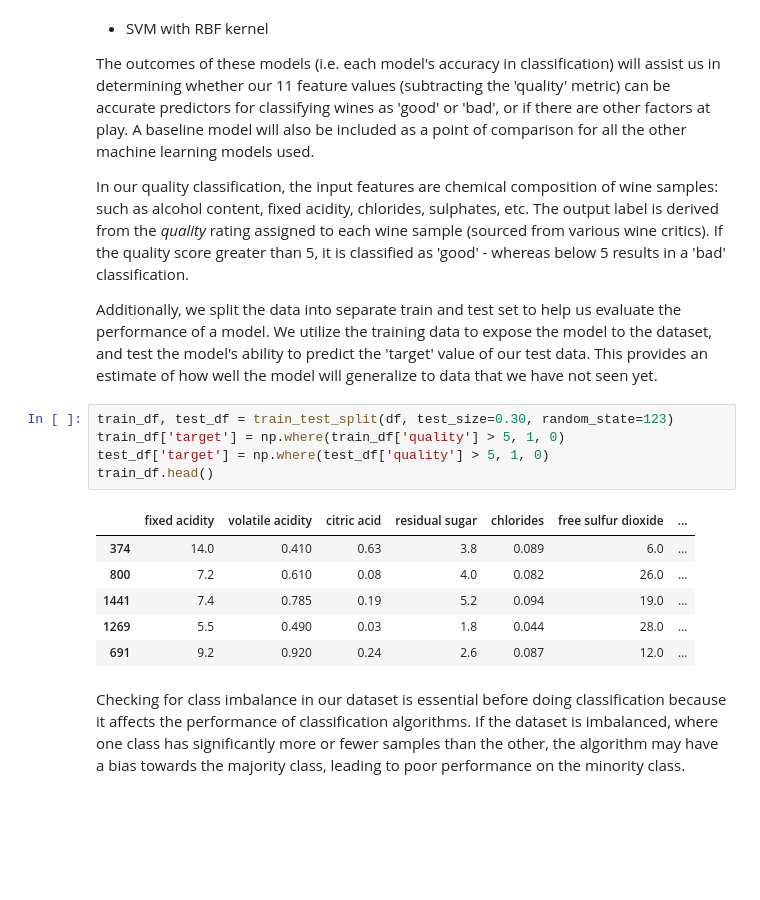
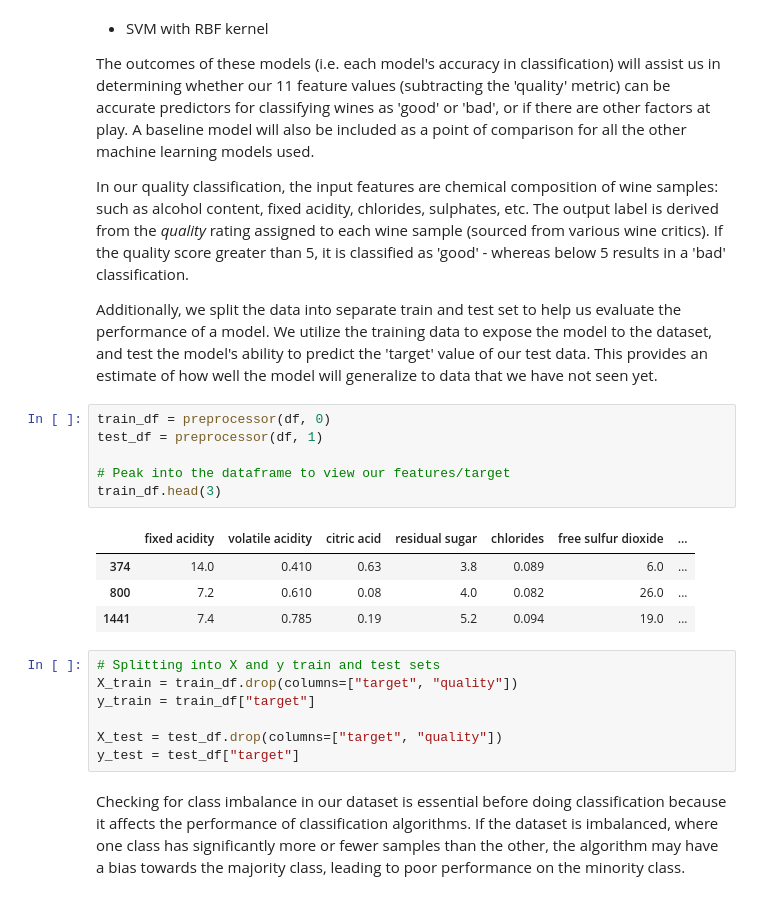
Before and after one commit to DSCI-310/is-it-good-wine, a Jupyter notebook: wineclassification.ipynb, the cells around one changed output. Saved outputs shown, nothing was run; the diff lists cells and outputs as text; blank space fills up the shorter version.

```diff
--- a/wineclassification.ipynb
+++ b/wineclassification.ipynb
@@ -108,18 +110,24 @@ The outcomes of these models (i.e. each model's accuracy in classification) will
 In our quality classification, the input features are chemical composition of wine samples: such as alcohol content, fixed acidity, chlorides, sulphates, etc. The output label is derived from the *quality* rating assigned to each wine sample (sourced from various wine critics). If the quality score greater than 5, it is classified as 'good' - whereas below 5 results in a 'bad' classification.
 
 Additionally, we split the data into separate train and test set to help us evaluate the performance of a model. We utilize the training data to expose the model to the dataset, and test the model's ability to predict the 'target' value of our test data. This provides an estimate of how well the model will generalize to data that we have not seen yet.
-# %%
-train_df, test_df = train_test_split(df, test_size=0.30, random_state=123)
-train_df['target'] = np.where(train_df['quality'] > 5, 1, 0)
-test_df['target'] = np.where(test_df['quality'] > 5, 1, 0)
-train_df.head()
-# %% [output]
-|  | fixed acidity | volatile acidity | citric acid | residual sugar | chlorides | free sulfur dioxide | ... |
-| 374 | 14.0 | 0.410 | 0.63 | 3.8 | 0.089 | 6.0 | ... |
-| 800 | 7.2 | 0.610 | 0.08 | 4.0 | 0.082 | 26.0 | ... |
-| 1441 | 7.4 | 0.785 | 0.19 | 5.2 | 0.094 | 19.0 | ... |
-| 1269 | 5.5 | 0.490 | 0.03 | 1.8 | 0.044 | 28.0 | ... |
-| 691 | 9.2 | 0.920 | 0.24 | 2.6 | 0.087 | 12.0 | ... |
+# %%
+train_df = preprocessor(df, 0)
+test_df = preprocessor(df, 1)
+
+# Peak into the dataframe to view our features/target
+train_df.head(3)
+# %% [output]
+|  | fixed acidity | volatile acidity | citric acid | residual sugar | chlorides | free sulfur dioxide | ... |
+| 374 | 14.0 | 0.410 | 0.63 | 3.8 | 0.089 | 6.0 | ... |
+| 800 | 7.2 | 0.610 | 0.08 | 4.0 | 0.082 | 26.0 | ... |
+| 1441 | 7.4 | 0.785 | 0.19 | 5.2 | 0.094 | 19.0 | ... |
+# %%
+# Splitting into X and y train and test sets
+X_train = train_df.drop(columns=["target", "quality"])
+y_train = train_df["target"]
+
+X_test = test_df.drop(columns=["target", "quality"])
+y_test = test_df["target"]
 # %% [markdown]
 Checking for class imbalance in our dataset is essential before doing classification because it affects the performance of classification algorithms. If the dataset is imbalanced, where one class has significantly more or fewer samples than the other, the algorithm may have a bias towards the majority class, leading to poor performance on the minority class.
 # %%
```
Also changed, not shown: parts of 3 cells of this notebook, 2 other files.
